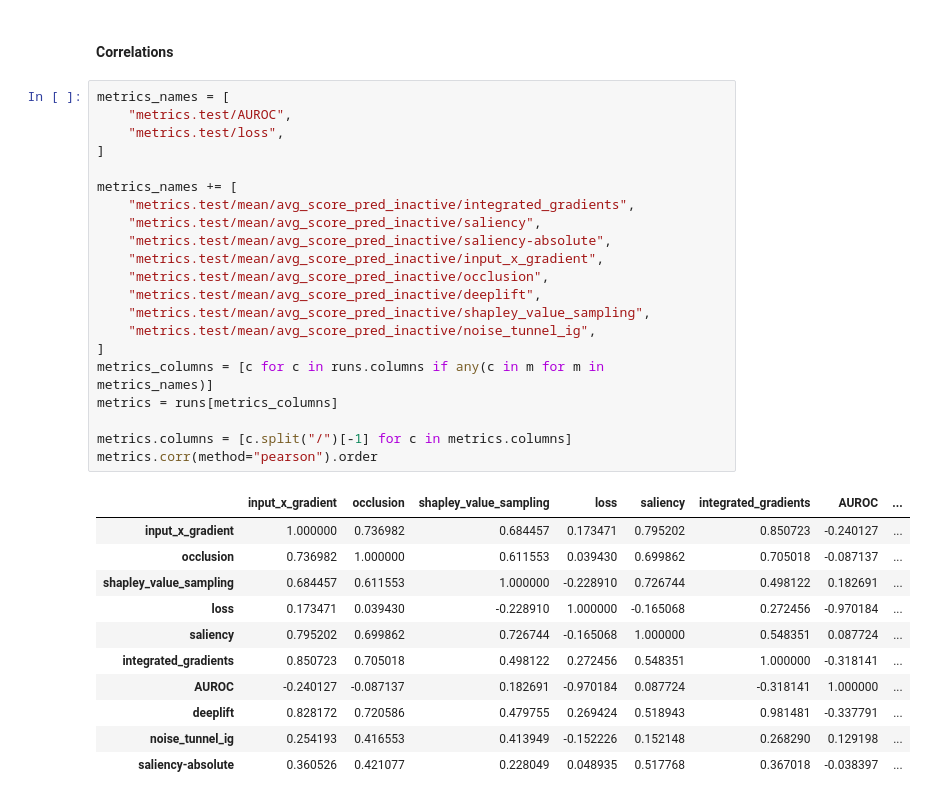
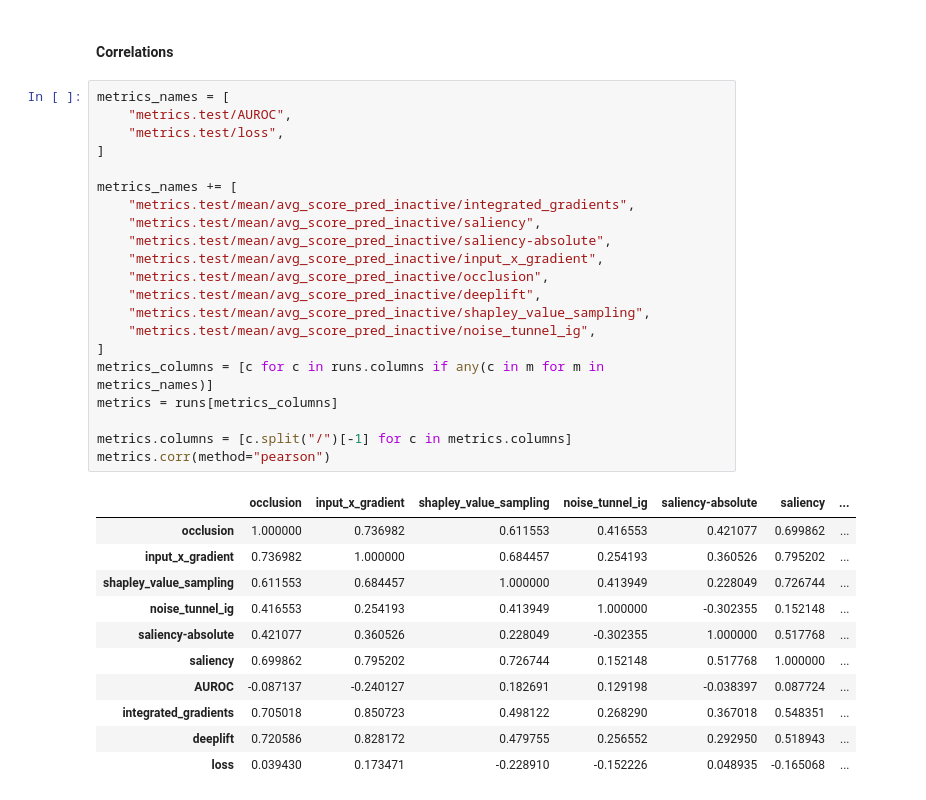
Before and after one commit to clemens33/thesis, a Jupyter notebook: src/experiments/herg/analysis/analysis_mlp_tpe.ipynb, the cells around one changed output. Saved outputs shown, nothing was run; the diff lists cells and outputs as text.

```diff
--- a/src/experiments/herg/analysis/analysis_mlp_tpe.ipynb
+++ b/src/experiments/herg/analysis/analysis_mlp_tpe.ipynb
@@ -296,33 +296,33 @@ metrics.describe().T
 # %%
 metrics_names = [
     "metrics.test/AUROC",
     "metrics.test/loss",
 ]
 
 metrics_names += [
     "metrics.test/mean/avg_score_pred_inactive/integrated_gradients",
     "metrics.test/mean/avg_score_pred_inactive/saliency",
     "metrics.test/mean/avg_score_pred_inactive/saliency-absolute",
     "metrics.test/mean/avg_score_pred_inactive/input_x_gradient",
     "metrics.test/mean/avg_score_pred_inactive/occlusion",
     "metrics.test/mean/avg_score_pred_inactive/deeplift",
     "metrics.test/mean/avg_score_pred_inactive/shapley_value_sampling",
     "metrics.test/mean/avg_score_pred_inactive/noise_tunnel_ig",
 ]
 metrics_columns = [c for c in runs.columns if any(c in m for m in metrics_names)]
 metrics = runs[metrics_columns]
 
 metrics.columns = [c.split("/")[-1] for c in metrics.columns]
-metrics.corr(method="pearson").order
+metrics.corr(method="pearson")
 # %% [output]
-|  | input_x_gradient | occlusion | shapley_value_sampling | loss | saliency | integrated_gradients | AUROC | ... |
-| input_x_gradient | 1.000000 | 0.736982 | 0.684457 | 0.173471 | 0.795202 | 0.850723 | -0.240127 | ... |
-| occlusion | 0.736982 | 1.000000 | 0.611553 | 0.039430 | 0.699862 | 0.705018 | -0.087137 | ... |
-| shapley_value_sampling | 0.684457 | 0.611553 | 1.000000 | -0.228910 | 0.726744 | 0.498122 | 0.182691 | ... |
-| loss | 0.173471 | 0.039430 | -0.228910 | 1.000000 | -0.165068 | 0.272456 | -0.970184 | ... |
-| saliency | 0.795202 | 0.699862 | 0.726744 | -0.165068 | 1.000000 | 0.548351 | 0.087724 | ... |
-| integrated_gradients | 0.850723 | 0.705018 | 0.498122 | 0.272456 | 0.548351 | 1.000000 | -0.318141 | ... |
-| AUROC | -0.240127 | -0.087137 | 0.182691 | -0.970184 | 0.087724 | -0.318141 | 1.000000 | ... |
-| deeplift | 0.828172 | 0.720586 | 0.479755 | 0.269424 | 0.518943 | 0.981481 | -0.337791 | ... |
-| noise_tunnel_ig | 0.254193 | 0.416553 | 0.413949 | -0.152226 | 0.152148 | 0.268290 | 0.129198 | ... |
-| saliency-absolute | 0.360526 | 0.421077 | 0.228049 | 0.048935 | 0.517768 | 0.367018 | -0.038397 | ... |
+|  | occlusion | input_x_gradient | shapley_value_sampling | noise_tunnel_ig | saliency-absolute | saliency | ... |
+| occlusion | 1.000000 | 0.736982 | 0.611553 | 0.416553 | 0.421077 | 0.699862 | ... |
+| input_x_gradient | 0.736982 | 1.000000 | 0.684457 | 0.254193 | 0.360526 | 0.795202 | ... |
+| shapley_value_sampling | 0.611553 | 0.684457 | 1.000000 | 0.413949 | 0.228049 | 0.726744 | ... |
+| noise_tunnel_ig | 0.416553 | 0.254193 | 0.413949 | 1.000000 | -0.302355 | 0.152148 | ... |
+| saliency-absolute | 0.421077 | 0.360526 | 0.228049 | -0.302355 | 1.000000 | 0.517768 | ... |
+| saliency | 0.699862 | 0.795202 | 0.726744 | 0.152148 | 0.517768 | 1.000000 | ... |
+| AUROC | -0.087137 | -0.240127 | 0.182691 | 0.129198 | -0.038397 | 0.087724 | ... |
+| integrated_gradients | 0.705018 | 0.850723 | 0.498122 | 0.268290 | 0.367018 | 0.548351 | ... |
+| deeplift | 0.720586 | 0.828172 | 0.479755 | 0.256552 | 0.292950 | 0.518943 | ... |
+| loss | 0.039430 | 0.173471 | -0.228910 | -0.152226 | 0.048935 | -0.165068 | ... |
```
Also changed, not shown: parts of 12 cells of this notebook, 4 other files.
